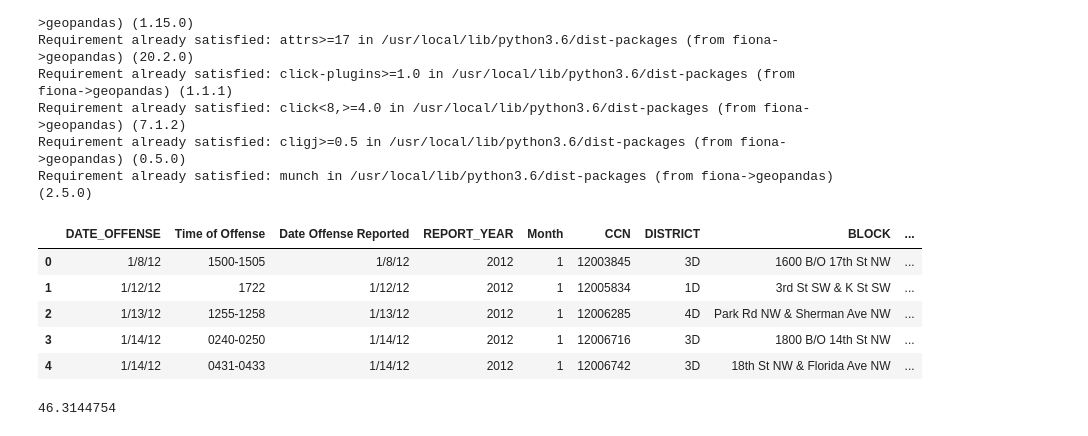
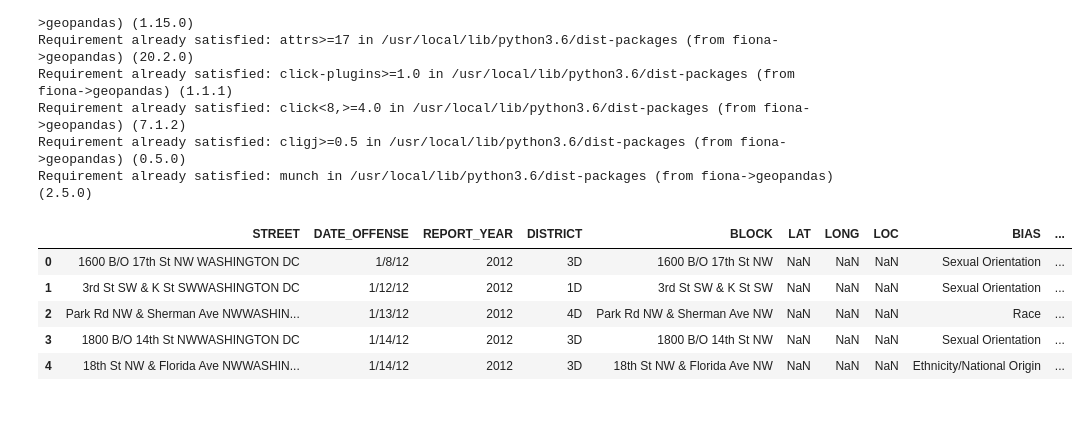
Before and after one commit to isabellasims/Google-colabs, a Jupyter notebook: geopandas_hate_crimes.ipynb, the cells around one changed output. Saved outputs shown, nothing was run; the diff lists cells and outputs as text; code cells hidden in the pictures.

```diff
--- a/geopandas_hate_crimes.ipynb
+++ b/geopandas_hate_crimes.ipynb
@@ -42,42 +42,30 @@ geolocator = Nominatim(timeout=10, user_agent = "dlab.berkeley.edu-workshop")
 # %%
 # Load the data
 # data from http://crimemap.dc.gov/Download.aspx
 crimes = pd.read_csv("/HateCrimes.csv", encoding='latin-1')
+
+# this step needs to be done to the original dataframe
+crimes['STREET'] = crimes['Block Location'] + 'WASHINGTON DC'
+
+
 # rename columns for consistency and easy of access. note inplace=True param will not make a copy, it will replace. Avoids slice error later
-crimes.rename(columns={"Date of Offense": "DATE_OFFENSE",'Report Year':'REPORT_YEAR','District':"DISTRICT","Block Location":"BLOCK",'Type of Hate Bias':'BIAS','Targeted Group':'TARGET_GROUP','Top Offense Type':'TOP_OFFENSE_TYPE'},inplace=True)
+crimes.rename(columns={"Date of Offense": "DATE_OFFENSE",'Time of Offense':'TIME_OFFENSE','Date Offense Reported':'DATE_REPORT','Report Year':'REPORT_YEAR','Month':'MONTH','District':"DISTRICT","Block Location":"BLOCK",'Type of Hate Bias':'BIAS','Targeted Group':'GROUP','Top Offense Type':'TOP_OFFENSE_TYPE'},inplace=True)
+# for some reason targetet group refused to be renamed
+
+# Grab relevant columns and add we'll make later to use later
+columnsTitles = ['STREET','DATE_OFFENSE', 'REPORT_YEAR', 'DISTRICT','BLOCK','LAT','LONG','LOC','BIAS','Targeted Group','TOP_OFFENSE_TYPE']
+# create df of selected titles only
+crimes = crimes.reindex(columns=columnsTitles)
+
+
 crimes.head()
 # %% [output]
-|  | DATE_OFFENSE | Time of Offense | Date Offense Reported | REPORT_YEAR | Month | CCN | DISTRICT | BLOCK | ... |
-| 0 | 1/8/12 | 1500-1505 | 1/8/12 | 2012 | 1 | 12003845 | 3D | 1600 B/O 17th St NW | ... |
-| 1 | 1/12/12 | 1722 | 1/12/12 | 2012 | 1 | 12005834 | 1D | 3rd St SW & K St SW | ... |
-| 2 | 1/13/12 | 1255-1258 | 1/13/12 | 2012 | 1 | 12006285 | 4D | Park Rd NW & Sherman Ave NW | ... |
-| 3 | 1/14/12 | 0240-0250 | 1/14/12 | 2012 | 1 | 12006716 | 3D | 1800 B/O 14th St NW | ... |
-| 4 | 1/14/12 | 0431-0433 | 1/14/12 | 2012 | 1 | 12006742 | 3D | 18th St NW & Florida Ave NW | ... |
+|  | STREET | DATE_OFFENSE | REPORT_YEAR | DISTRICT | BLOCK | LAT | LONG | LOC | BIAS | ... |
+| 0 | 1600 B/O 17th St NW WASHINGTON DC | 1/8/12 | 2012 | 3D | 1600 B/O 17th St NW | NaN | NaN | NaN | Sexual Orientation | ... |
+| 1 | 3rd St SW & K St SWWASHINGTON DC | 1/12/12 | 2012 | 1D | 3rd St SW & K St SW | NaN | NaN | NaN | Sexual Orientation | ... |
+| 2 | Park Rd NW & Sherman Ave NWWASHIN... | 1/13/12 | 2012 | 4D | Park Rd NW & Sherman Ave NW | NaN | NaN | NaN | Race | ... |
+| 3 | 1800 B/O 14th St NWWASHINGTON DC | 1/14/12 | 2012 | 3D | 1800 B/O 14th St NW | NaN | NaN | NaN | Sexual Orientation | ... |
+| 4 | 18th St NW & Florida Ave NWWASHIN... | 1/14/12 | 2012 | 3D | 18th St NW & Florida Ave NW | NaN | NaN | NaN | Ethnicity/National Origin | ... |
-# %%
-
-
-
-# get address in order to geocode lat long coords for markers
-crimes['STREET'] = crimes['Block Location'].str.split('OF').str[1] + ', WASHINGTON DC'
-
-
-# Grab relevant columns and add we'll make later to use later
-columnsTitles = ['STREET','Date of Offense', 'Report Year', 'District','Block Location','LAT','LONG','LOC','Type of Hate Bias','Targeted Group','Top Offense Type']
-# create df of selected titles only
-crimes = crimes.reindex(columns=columnsTitles)
-
-#crimes['LAT'] = geolocator.geocode(crimes['STREET']).latitude
-
-# test geocoder
-location = geolocator.geocode(crimes['STREET'][1]).latitude
-
-
-
-# location.latitude
-# location.longitude
-location
-# %% [output]
-46.3144754
 # %%
 crimes.head()
 # %% [output]
```
Also changed, not shown: parts of 5 cells of this notebook.
